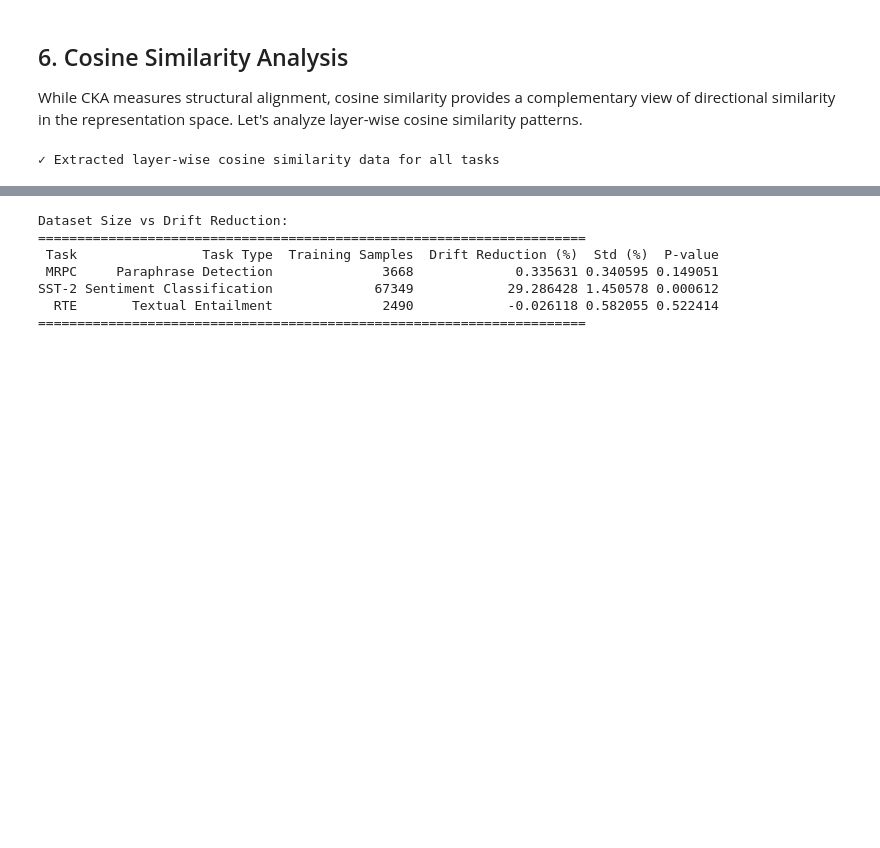
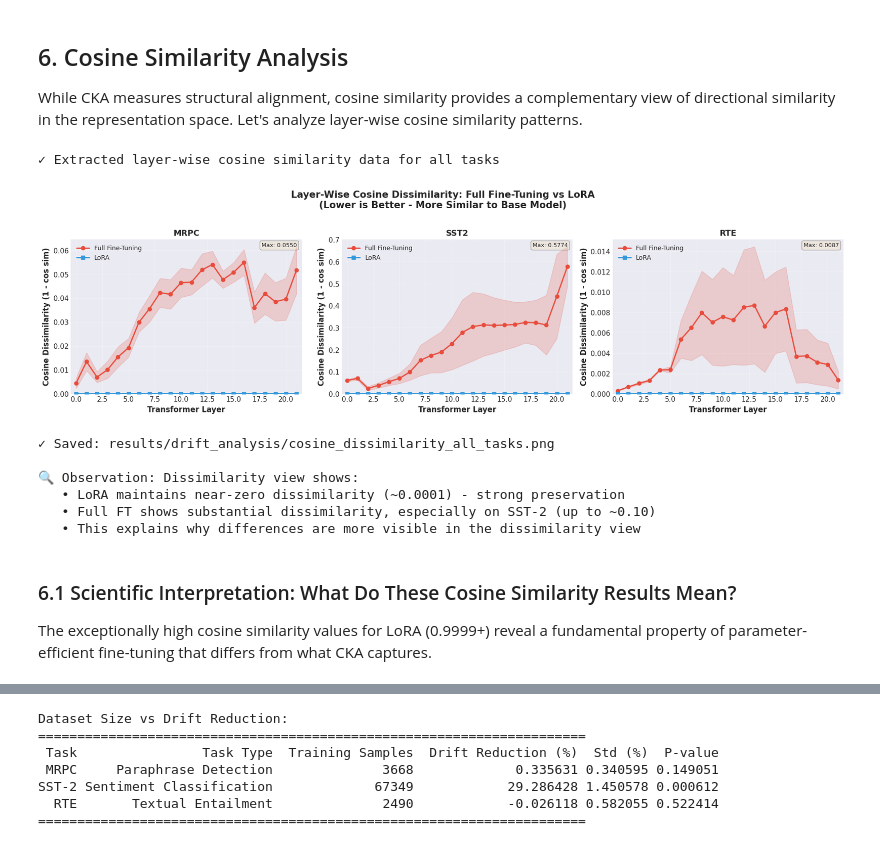
Before and after one commit to benc61116/NLP, a Jupyter notebook: research_question_1_representational_drift.ipynb, the cells around one changed output, grey strips where cells are left out. Drawn from its saved outputs; the diff is of its cells as text; code cells hidden in the pictures; blank space fills up the shorter version.

```diff
--- a/research_question_1_representational_drift.ipynb
+++ b/research_question_1_representational_drift.ipynb
@@ -470,3 +471,75 @@ for task in results['tasks_analyzed']:
 print("✓ Extracted layer-wise cosine similarity data for all tasks")
 # %% [output]
 ✓ Extracted layer-wise cosine similarity data for all tasks
+# %%
+# Alternative Visualization: Cosine DISSIMILARITY (1 - cosine_similarity)
+# This makes differences more visible by inverting the scale
+fig, axes = plt.subplots(1, 3, figsize=(18, 5))
+layers = np.arange(22)
+
+for idx, task in enumerate(results['tasks_analyzed']):
+    ax = axes[idx]
+    stats = cosine_stats[task]
+
+    # Convert to dissimilarity (1 - similarity)
+    ft_dissim_mean = 1 - stats['full_finetune_mean']
+    ft_dissim_std = stats['full_finetune_std']  # std stays the same
+    lora_dissim_mean = 1 - stats['lora_mean']
+    lora_dissim_std = stats['lora_std']
+
+    # Plot Full FT
+    ax.plot(layers, ft_dissim_mean, 'o-', label='Full Fine-Tuning',
+            linewidth=2, markersize=6, color='#e74c3c')
+    ax.fill_between(layers,
+                     ft_dissim_mean - ft_dissim_std,
+                     ft_dissim_mean + ft_dissim_std,
+                     alpha=0.2, color='#e74c3c')
+
+    # Plot LoRA
+    ax.plot(layers, lora_dissim_mean, 's-', label='LoRA',
+            linewidth=2, markersize=6, color='#3498db')
+    ax.fill_between(layers,
+                     lora_dissim_mean - lora_dissim_std,
+                     lora_dissim_mean + lora_dissim_std,
+                     alpha=0.2, color='#3498db')
+
+    ax.set_xlabel('Transformer Layer', fontsize=12, fontweight='bold')
+    ax.set_ylabel('Cosine Dissimilarity (1 - cos sim)', fontsize=12, fontweight='bold')
+    ax.set_title(f'{task.upper()}', fontsize=13, fontweight='bold')
+    ax.legend(fontsize=10, loc='best')
+    ax.grid(alpha=0.3)
+    ax.set_xlim(-0.5, 21.5)
+
+    # Set y-axis to start from 0 for better comparison
+    ax.set_ylim(bottom=0)
+
+    # Add annotation about values
+    max_dissim = max(np.max(ft_dissim_mean), np.max(lora_dissim_mean))
+    range_text = f'Max: {max_dissim:.4f}'
+    ax.text(0.98, 0.98, range_text, transform=ax.transAxes,
+            fontsize=9, verticalalignment='top', horizontalalignment='right',
+            bbox=dict(boxstyle='round', facecolor='wheat', alpha=0.3))
+
+plt.suptitle('Layer-Wise Cosine Dissimilarity: Full Fine-Tuning vs LoRA\n(Lower is Better - More Similar to Base Model)',
+             fontsize=15, fontweight='bold', y=1.02)
+plt.tight_layout()
+plt.savefig('results/drift_analysis/cosine_dissimilarity_all_tasks.png', dpi=300, bbox_inches='tight')
+plt.show()
+
+print("\n✓ Saved: results/drift_analysis/cosine_dissimilarity_all_tasks.png")
+print("\n🔍 Observation: Dissimilarity view shows:")
+print("   • LoRA maintains near-zero dissimilarity (~0.0001) - strong preservation")
+print("   • Full FT shows substantial dissimilarity, especially on SST-2 (up to ~0.10)")
+print("   • This explains why differences are more visible in the dissimilarity view")
+# %% [output]
+[figure, added]
+✓ Saved: results/drift_analysis/cosine_dissimilarity_all_tasks.png
+
+🔍 Observation: Dissimilarity view shows:
+   • LoRA maintains near-zero dissimilarity (~0.0001) - strong preservation
+   • Full FT shows substantial dissimilarity, especially on SST-2 (up to ~0.10)
+   • This explains why differences are more visible in the dissimilarity view
+# %% [markdown]
+### 6.1 Scientific Interpretation: What Do These Cosine Similarity Results Mean?
+
+The exceptionally high cosine similarity values for LoRA (0.9999+) reveal a fundamental property of parameter-efficient fine-tuning that differs from what CKA captures.
```
Also changed, not shown: parts of 18 cells of this notebook.
